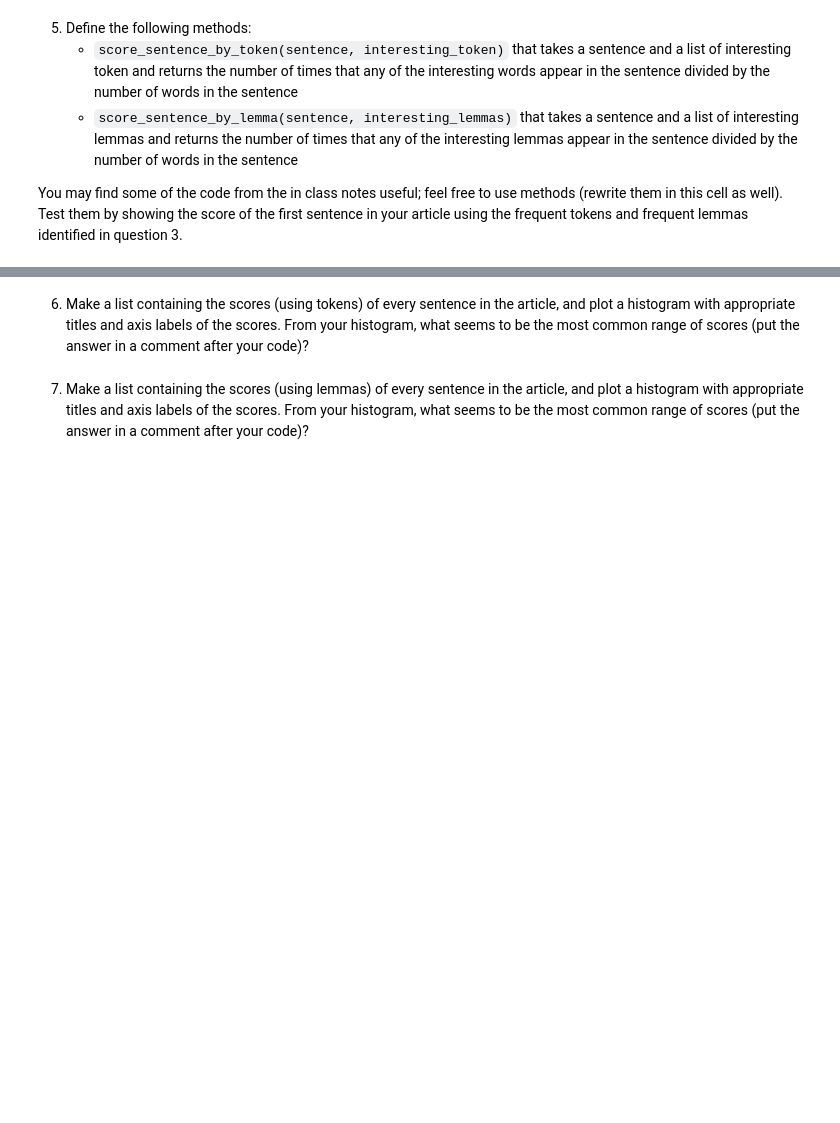
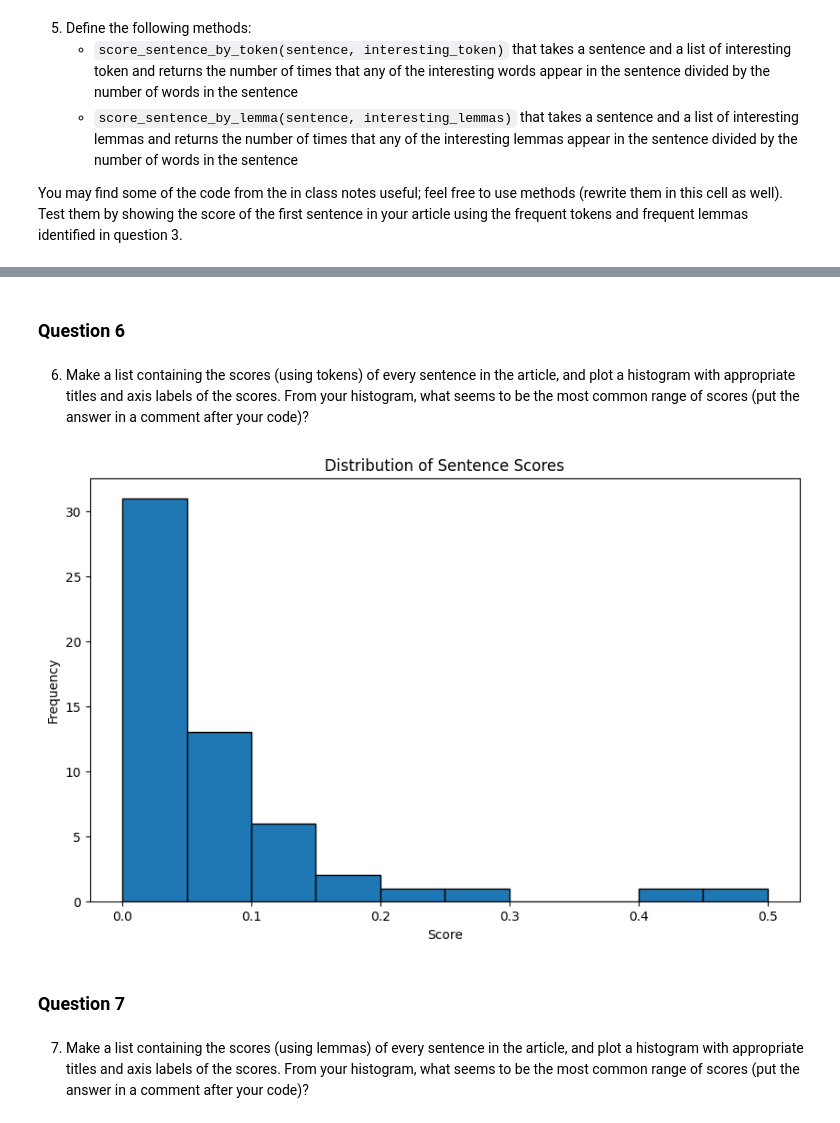
Before and after one commit to scottryanw/Module_6_44620, a Jupyter notebook: web-scraping.ipynb, the cells around one changed output, grey strips where cells are left out. Cells and saved outputs as stored; diff of their text form; code cells hidden in the pictures; blank space fills up the shorter version.

```diff
--- a/web-scraping.ipynb
+++ b/web-scraping.ipynb
@@ -13,2 +52,16 @@ Every question that requires you to write code will have a code cell underneath
 # %% [markdown]
 2. Read in your article's html source from the file you created in question 1 and print it's text (use `.get_text()`)
+# %%
+import pickle
+from bs4 import BeautifulSoup
+
+file_path = "article_html.pkl"
+
+# Load the HTML content
+with open(file_path, "rb") as file:
+    article_html = pickle.load(file)
+
+# Parse with BeautifulSoup and print the text
+soup = BeautifulSoup(article_html, 'html.parser')
+text = soup.get_text()
+print(text)
@@ -25,4 +205,46 @@ You may find some of the code from the in class notes useful; feel free to use m
+# %% [markdown]
+### Question 6
 # %% [markdown]
 6. Make a list containing the scores (using tokens) of every sentence in the article, and plot a histogram with appropriate titles and axis labels of the scores. From your histogram, what seems to be the most common range of scores (put the answer in a comment after your code)?
+# %%
+import spacy
+import matplotlib.pyplot as plt
+
+# Load spaCy's trained pipeline
+nlp = spacy.load("en_core_web_sm")
+
+def score_sentence_by_token(sentence, interesting_tokens):
+    """
+    Scores a sentence by the frequency of interesting tokens.
+    """
+    doc = nlp(sentence)
+    tokens = [token.text.lower() for token in doc if not token.is_punct and not token.is_space]
+    count = sum(1 for token in tokens if token in interesting_tokens)
+    return count / len(tokens) if tokens else 0
+
+
+# Tokenize the text into sentences
+doc = nlp(text)
+sentences = [sent.text for sent in doc.sents]
+
+# Interesting tokens
+interesting_tokens = ['laser', 'headlight', 'technology', 'light', 'engine']
+
+# Calculate scores for each sentence
+scores = [score_sentence_by_token(sentence, interesting_tokens) for sentence in sentences]
+
+# Plot the histogram
+plt.figure(figsize=(10, 6))
+plt.hist(scores, bins=10, edgecolor="black")
+plt.title("Distribution of Sentence Scores")
+plt.xlabel("Score")
+plt.ylabel("Frequency")
+plt.show()
+
+# Comment: The most common range of scores seems to be between 0 and 0.1.
+# %% [output]
+[figure, added]
+# %% [markdown]
+### Question 7
 # %% [markdown]
 7. Make a list containing the scores (using lemmas) of every sentence in the article, and plot a histogram with appropriate titles and axis labels of the scores.  From your histogram, what seems to be the most common range of scores (put the answer in a comment after your code)?
```
Also changed, not shown: parts of 18 cells of this notebook, 3 other files.
